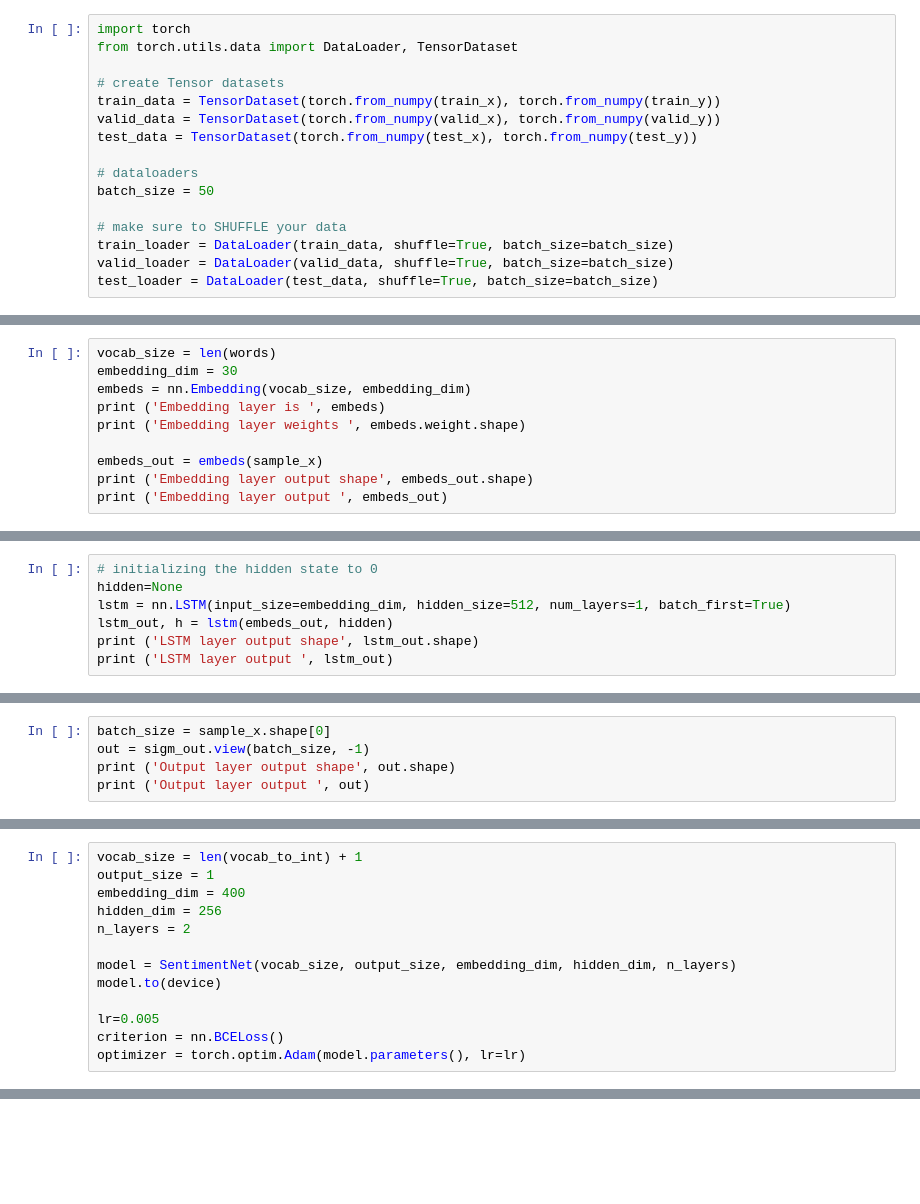
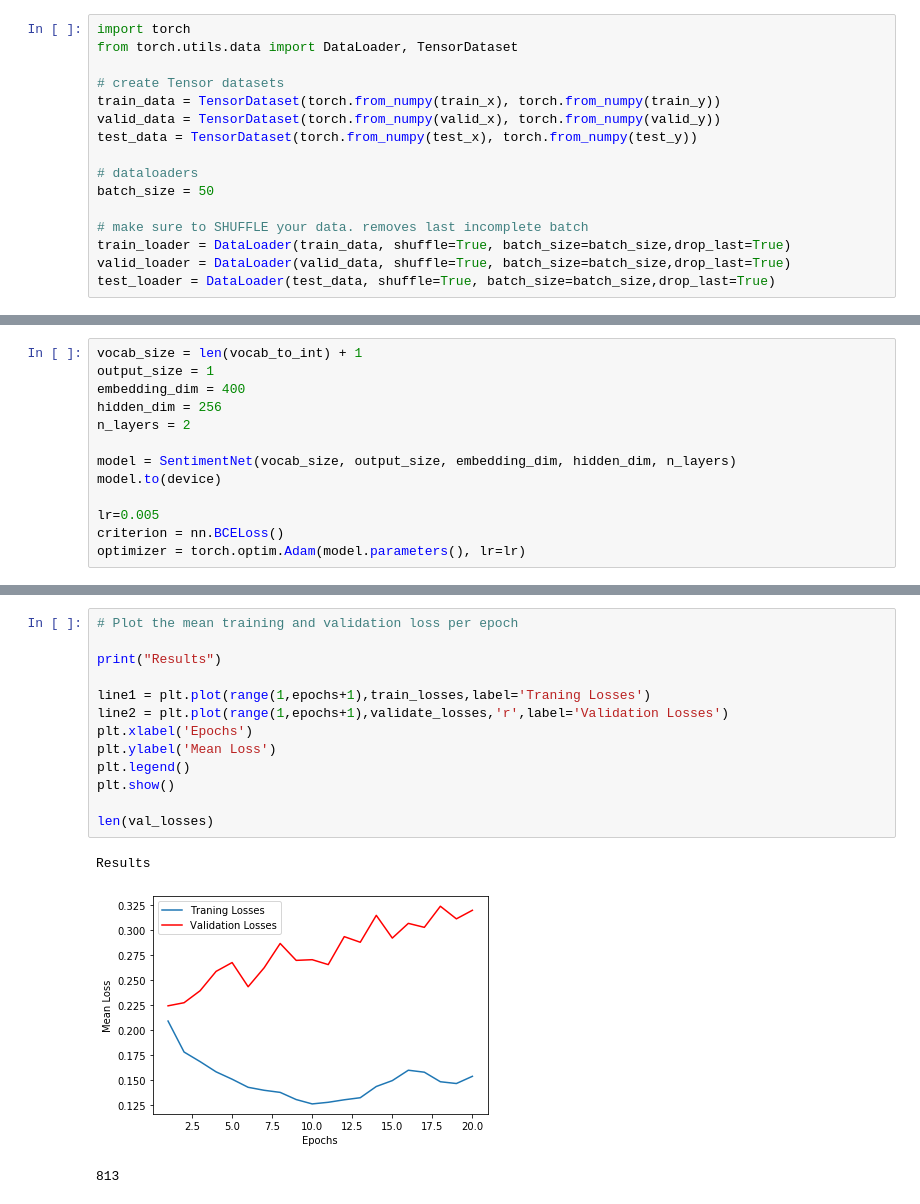
Before and after one commit to adsamaz/Chattbot, a Jupyter notebook: chatbot.ipynb, the cells around one changed output, grey strips where cells are left out. Cells and saved outputs as stored; diff of their text form; blank space fills up the shorter version.

Commit message:
added a working LSTM network

```diff
--- a/chatbot.ipynb
+++ b/chatbot.ipynb
@@ -283,10 +288,10 @@ test_data = TensorDataset(torch.from_numpy(test_x), torch.from_numpy(test_y))
 # dataloaders
 batch_size = 50
 
-# make sure to SHUFFLE your data
-train_loader = DataLoader(train_data, shuffle=True, batch_size=batch_size)
-valid_loader = DataLoader(valid_data, shuffle=True, batch_size=batch_size)
-test_loader = DataLoader(test_data, shuffle=True, batch_size=batch_size)
+# make sure to SHUFFLE your data. removes last incomplete batch
+train_loader = DataLoader(train_data, shuffle=True, batch_size=batch_size,drop_last=True)
+valid_loader = DataLoader(valid_data, shuffle=True, batch_size=batch_size,drop_last=True)
+test_loader = DataLoader(test_data, shuffle=True, batch_size=batch_size,drop_last=True)
 # %%
 # obtain one batch of training data
 dataiter = iter(train_loader)
@@ -317,10 +322,0 @@ Sample label:
-# %%
-vocab_size = len(words)
-embedding_dim = 30
-embeds = nn.Embedding(vocab_size, embedding_dim)
-print ('Embedding layer is ', embeds)
-print ('Embedding layer weights ', embeds.weight.shape)
-
-embeds_out = embeds(sample_x)
-print ('Embedding layer output shape', embeds_out.shape)
-print ('Embedding layer output ', embeds_out)
@@ -345,7 +322,0 @@ Embedding layer output  tensor([[[ 2.5555e-01,  2.0309e+00, -1.2330e+00,  ...,
-# %%
-# initializing the hidden state to 0
-hidden=None
-lstm = nn.LSTM(input_size=embedding_dim, hidden_size=512, num_layers=1, batch_first=True)
-lstm_out, h = lstm(embeds_out, hidden)
-print ('LSTM layer output shape', lstm_out.shape)
-print ('LSTM layer output ', lstm_out)
@@ -398,5 +322,0 @@ Sigmoid layer output  tensor([[0.4917],
-# %%
-batch_size = sample_x.shape[0]
-out = sigm_out.view(batch_size, -1)
-print ('Output layer output shape', out.shape)
-print ('Output layer output ', out)
@@ -616,0 +538,17 @@ Test accuracy: 71.000%
+# %%
+# Plot the mean training and validation loss per epoch
+
+print("Results")
+
+line1 = plt.plot(range(1,epochs+1),train_losses,label='Traning Losses')
+line2 = plt.plot(range(1,epochs+1),validate_losses,'r',label='Validation Losses')
+plt.xlabel('Epochs')
+plt.ylabel('Mean Loss')
+plt.legend()
+plt.show()
+
+len(val_losses)
+# %% [output]
+Results
+[figure, added]
+813
```
Also changed, not shown: parts of 20 cells of this notebook.
